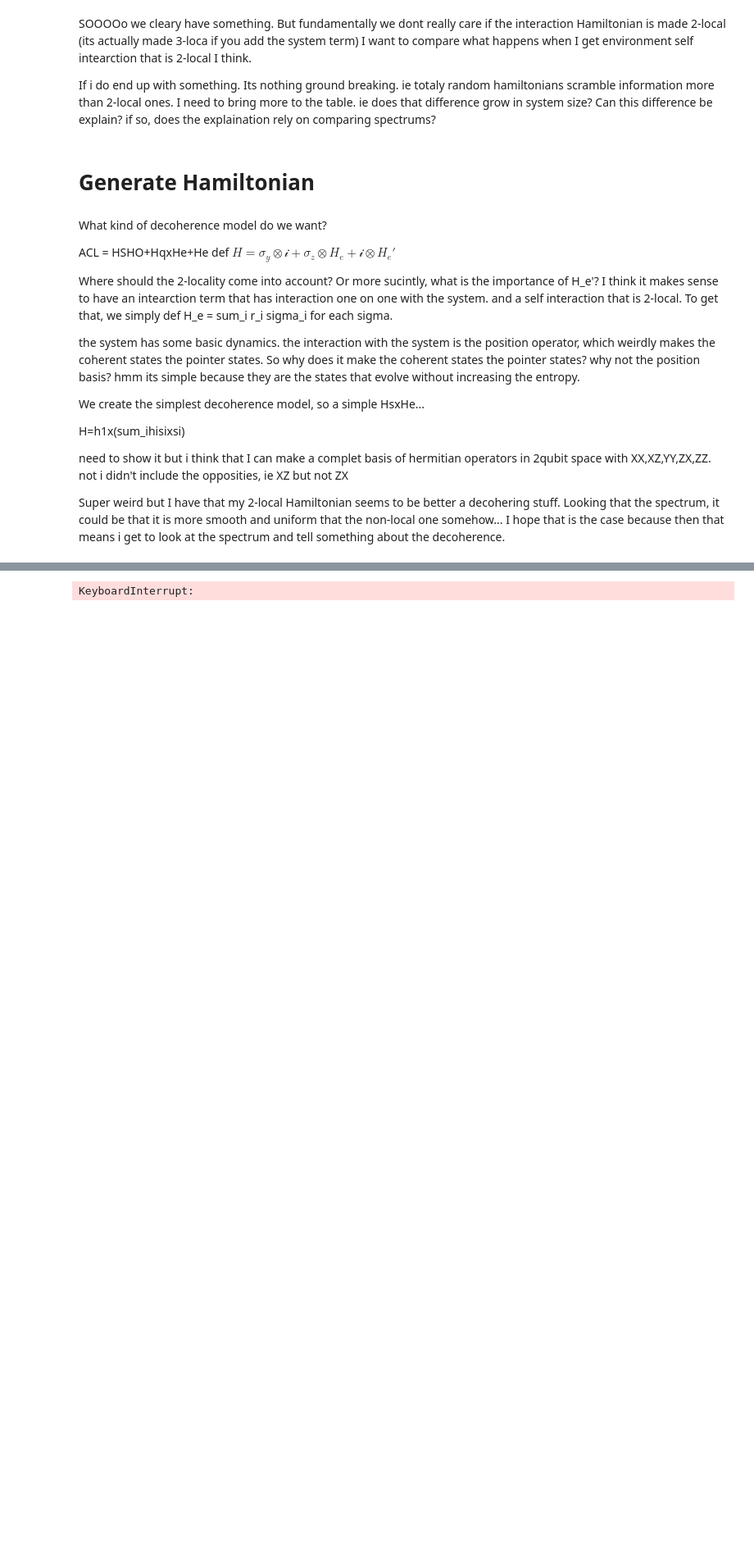
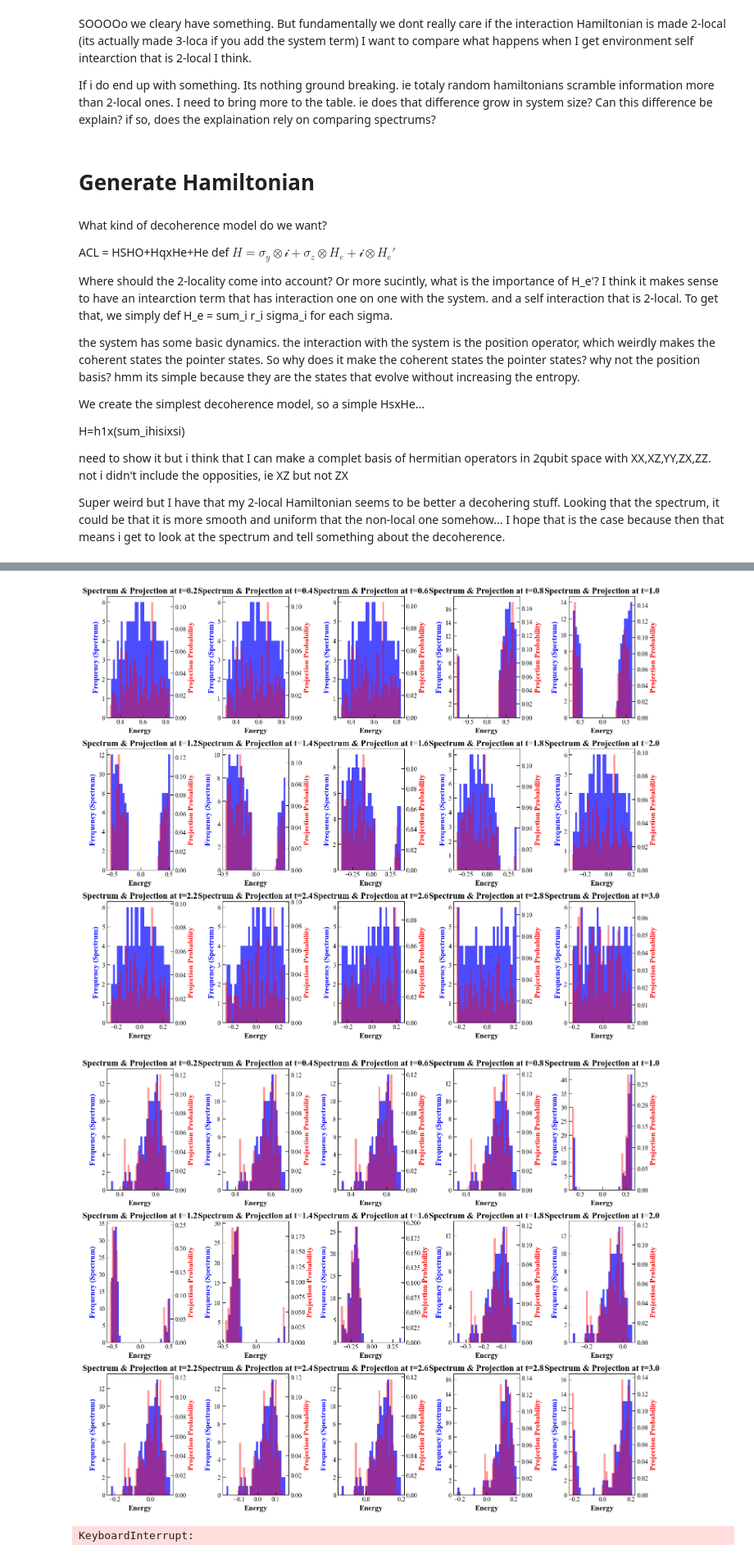
Before and after one commit to MarinAndreGirard/ACL, a Jupyter notebook: Working/2_locality_simu_other.ipynb, the cells around one changed output, grey strips where cells are left out. Shown at 82% size. Drawn from its saved outputs; the diff is of its cells as text; code cells hidden in the pictures; blank space fills up the shorter version.

```diff
--- a/Working/2_locality_simu_other.ipynb
+++ b/Working/2_locality_simu_other.ipynb
@@ -301,3 +426,76 @@ def create_H_non_local(n,a1=0.5,a2=0.75,a3=0.2,system_mode=0,interaction_mode=0)
+# %%
+import numpy as np
+import matplotlib.pyplot as plt
+from scipy.linalg import logm
+
+def H3_evolution(create_H_function_H1, create_H_function_H2, psi, n=8, r=15):
+    # Assuming you have already defined the function `create_H_non_local_H0` and `create_H_non_local_H1`
+    H1 = create_H_function_H1(n)
+    H2 = create_H_function_H2(n)
+
+    # Define number of time values and plot layout
+    rows = 3  # Number of rows
+    cols = r // rows  # Number of columns (for 15 total, this gives 5 columns)
+
+    # Create the figure with the desired layout
+    fig, axes = plt.subplots(rows, cols, figsize=(15, 12))
+
+    # Flatten axes array for easy iteration
+    axes = axes.flatten()
+
+    for i in range(r):
+        t = i + 1
+        U1 = (-1j * H1 * t / 5).expm()  # Unitary evolution from H1
+        U2 = (-1j * H2 * t / 5).expm()  # Unitary evolution from H2
+        U_temp = (U1 * U2).full()  # Matrix product of U1 and U2
+
+        # Compute H3 using the logarithm of the product of U1 and U2
+        H3 = (1j / t) * logm(U_temp)
+        eigenvalues, eigenvectors = np.linalg.eig(H3)
+
+        # Compute the projection of the given state psi onto the eigenbasis of H3
+        projection = np.abs(eigenvectors.T.conj() @ psi) ** 2  # Projection probabilities
+
+        # Define bins based on the eigenvalue range
+        num_bins = 30
+        bins = np.linspace(np.min(eigenvalues.real), np.max(eigenvalues.real), num_bins + 1)
+
+        # Compute the binned histogram for the spectrum of eigenvalues
+        spectrum_hist, bin_edges = np.histogram(eigenvalues.real, bins=bins)
+
+        # Compute the binned projection by summing projection probabilities within the same bins
+        binned_projection = np.zeros_like(spectrum_hist, dtype=float)
+        for j in range(len(eigenvalues)):
+            bin_index = np.digitize(eigenvalues.real[j], bins) - 1
+            if 0 <= bin_index < len(binned_projection):
+                binned_projection[bin_index] += projection[j]
+
+        # Plot the spectrum of H3 at each time step
+        ax = axes[i]
+        ax.hist(eigenvalues.real, bins=bins, alpha=0.7, color='b', label="Spectrum")  # Spectrum of H3
+        ax2 = ax.twinx()  # Create a second y-axis to plot the projection
+        ax2.bar(bins[:-1], binned_projection, width=np.diff(bins), alpha=0.4, color='r', label="Projection")
+
+        # Set the labels and title
+        ax.set_title(f"Spectrum & Projection at t={t/5}")
+        ax.set_xlabel("Energy")
+        ax.set_ylabel("Frequency (Spectrum)", color='b')
+        ax2.set_ylabel("Projection Probability", color='r')
+
+    # Adjust layout to prevent overlap
+    plt.tight_layout()
+    plt.show()
+
+# Example of how to use the function
+n = 8
+psi = create_e_state(n-1).full()
+
+# Use the function with the state psi
+H3_evolution(create_H_non_local_H0, create_H_non_local_H1, psi, n=8)
+H3_evolution(create_H_2_local_H0, create_H_2_local_H1, psi, n=8)
+# %% [output]
+[figure, added]
+[figure, added]
 # %%
 import numpy as np
 import matplotlib.pyplot as plt
```
Also changed, not shown: parts of 19 cells of this notebook, 7 other files.
